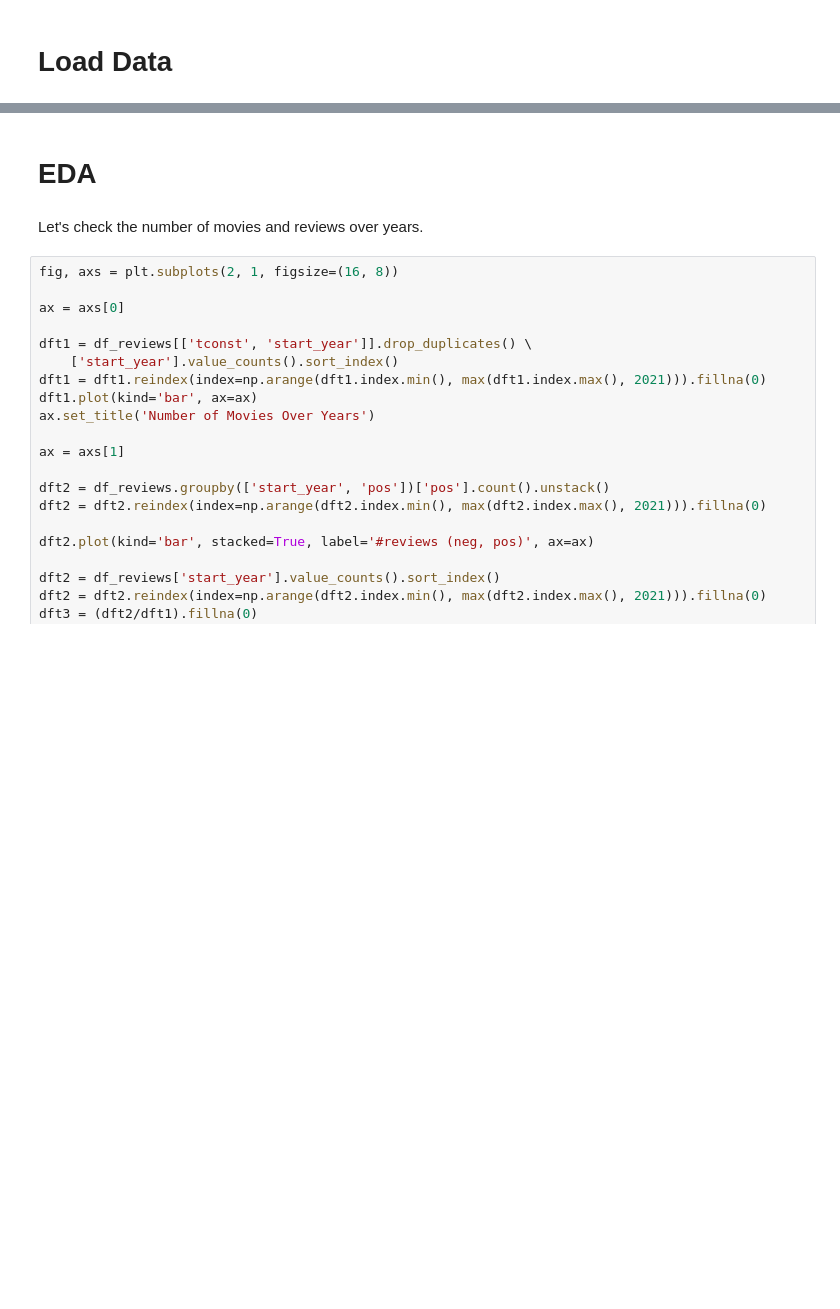
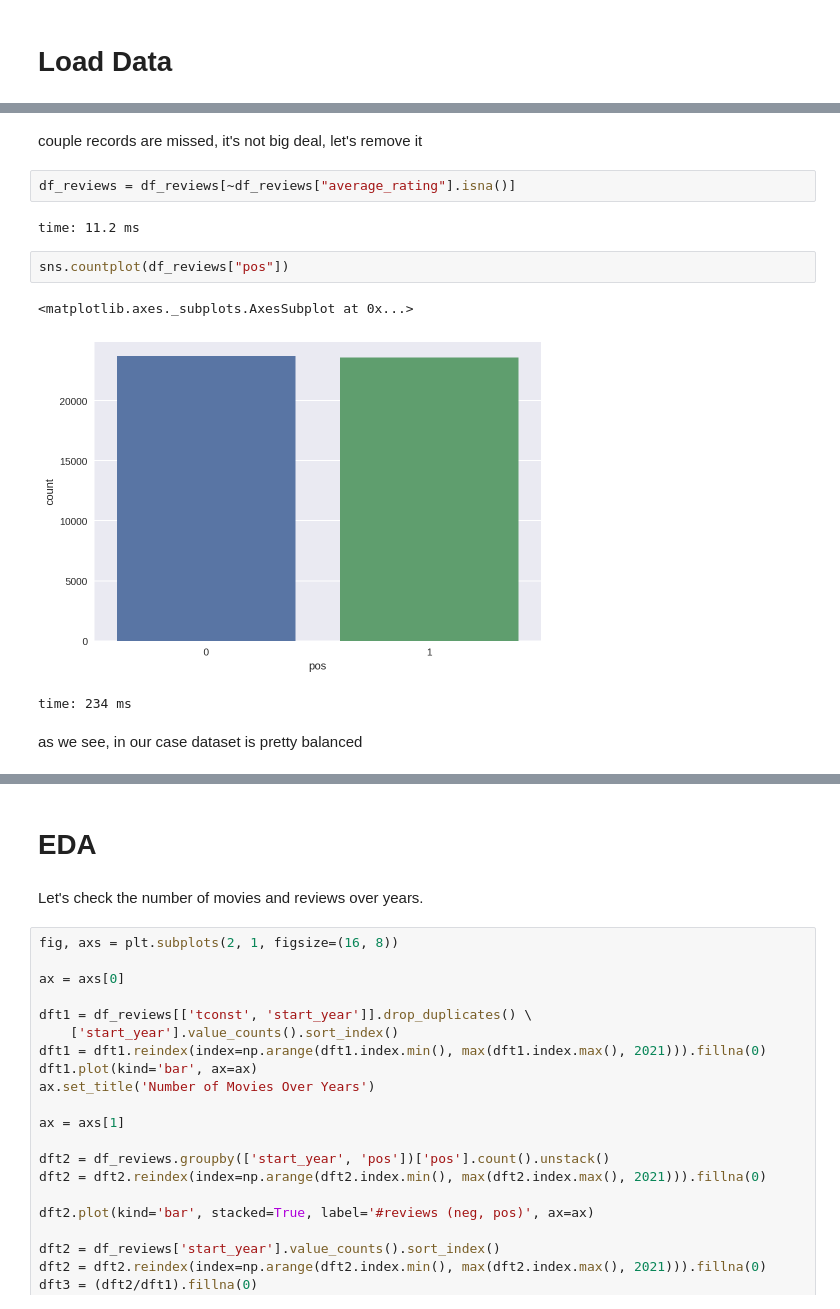
Before and after one commit to imvladikon/yandex-practicum, a Jupyter notebook: sprint14/sprint14.ipynb, the cells around one changed output, grey strips where cells are left out. Saved outputs shown, nothing was run; the diff lists cells and outputs as text; blank space fills up the shorter version.

```diff
--- a/sprint14/sprint14.ipynb
+++ b/sprint14/sprint14.ipynb
@@ -32,0 +271,14 @@ df_reviews = pd.read_csv('/datasets/imdb_reviews.tsv', sep='\t', dtype={'votes':
+# %% [markdown]
+couple records are missed, it's not big deal, let's remove it
+# %%
+df_reviews = df_reviews[~df_reviews["average_rating"].isna()]
+# %% [output]
+time: 11.2 ms
+# %%
+sns.countplot(df_reviews["pos"])
+# %% [output]
+<matplotlib.axes._subplots.AxesSubplot at 0x...>
+[figure, added]
+time: 234 ms
+# %% [markdown]
+as we see, in our case dataset is pretty balanced
```
Also changed, not shown: parts of 108 cells of this notebook, 2 other files.
